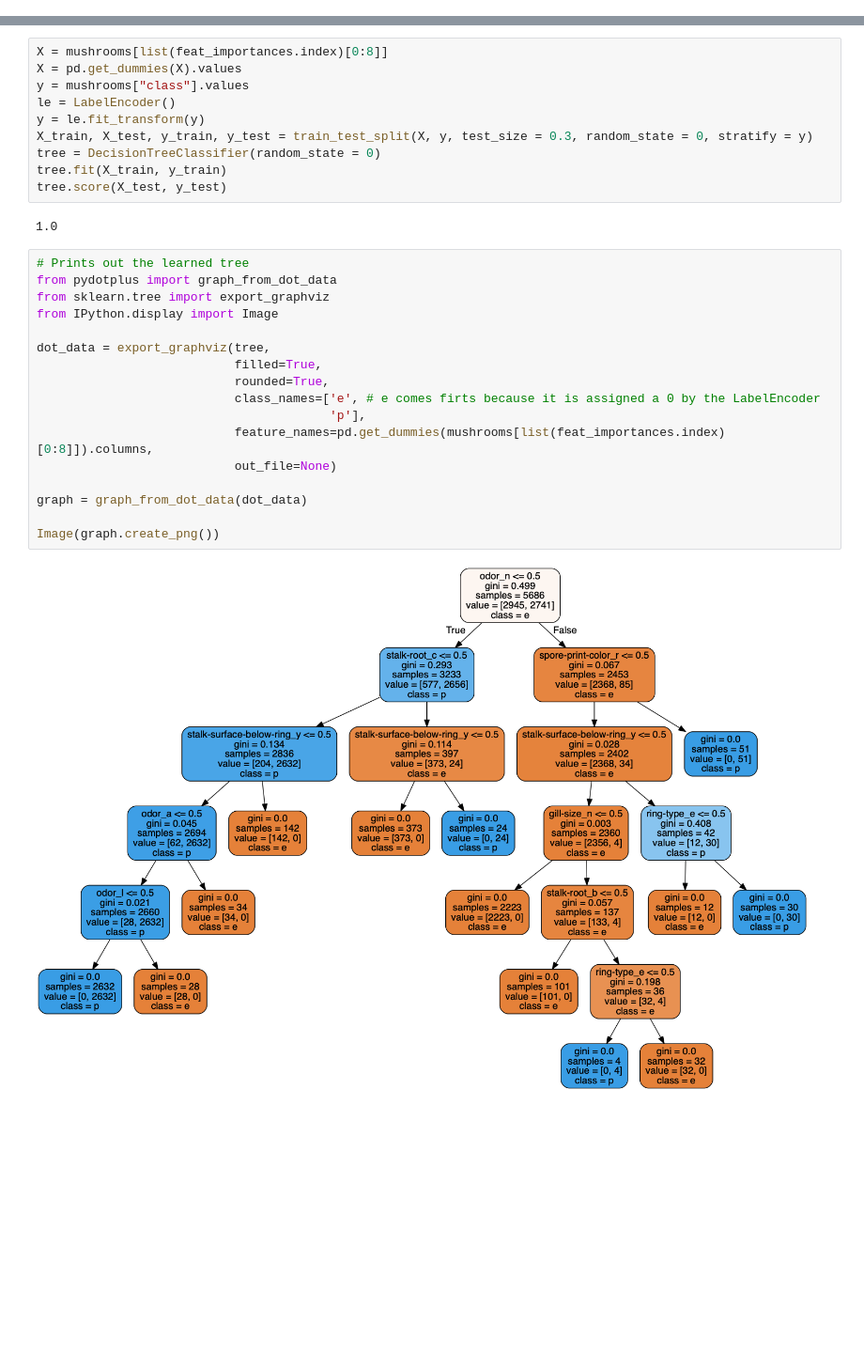
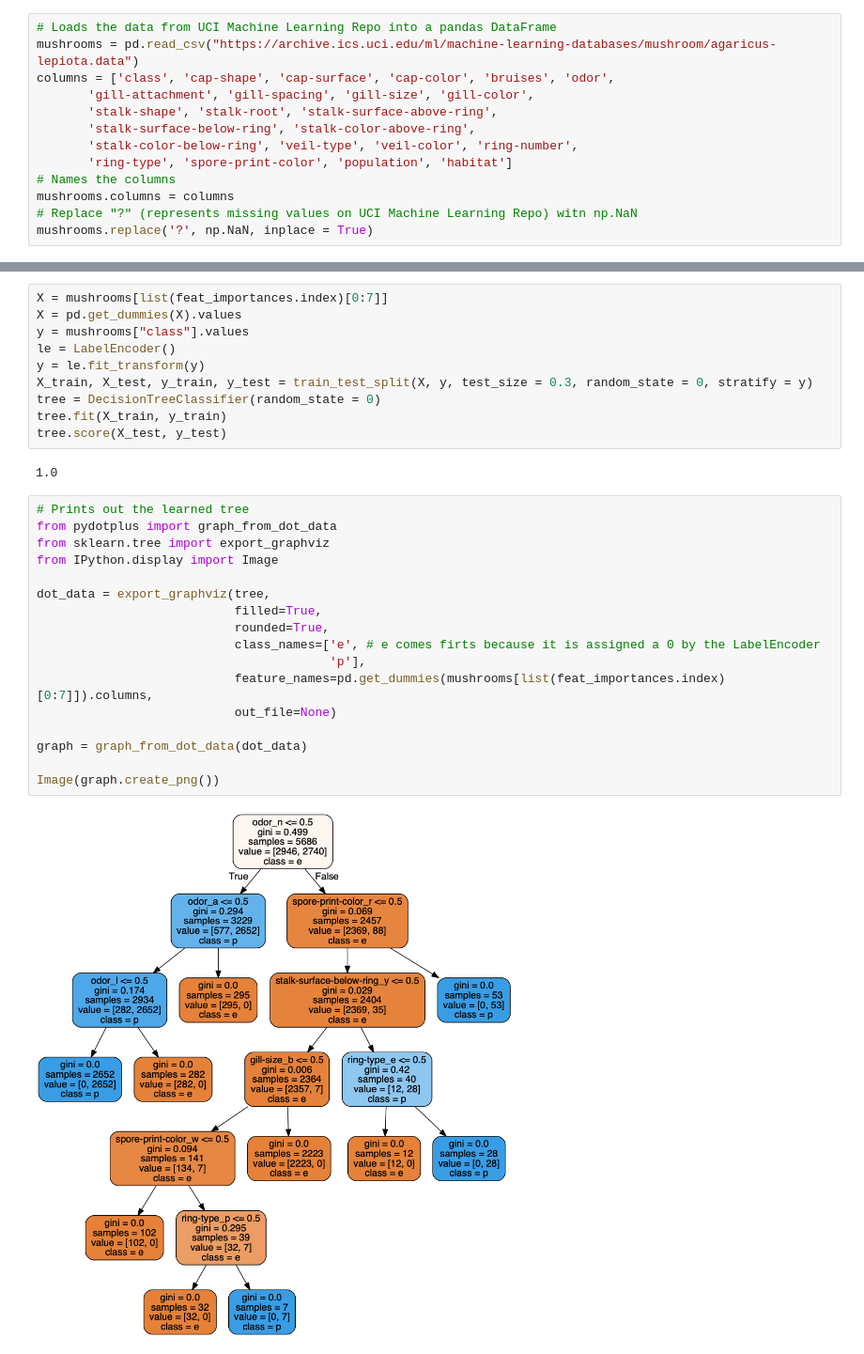
Before and after one commit to QuirkyDataScientist1978/GWU-Machine-Learning-1-Fall-2018-Mushroom-Classification-Project, a Jupyter notebook: Decision_Tree-Random_Forest.ipynb, the cells around one changed output, grey strips where cells are left out. Shown at 94% size. Cells and saved outputs as stored; diff of their text form; blank space fills up the shorter version.

```diff
--- a/Decision_Tree-Random_Forest.ipynb
+++ b/Decision_Tree-Random_Forest.ipynb
@@ -34,3 +29,16 @@ mushrooms.replace('?', np.NaN, inplace = True)
+# %%
+# Loads the data from UCI Machine Learning Repo into a pandas DataFrame
+mushrooms = pd.read_csv("https://archive.ics.uci.edu/ml/machine-learning-databases/mushroom/agaricus-lepiota.data")
+columns = ['class', 'cap-shape', 'cap-surface', 'cap-color', 'bruises', 'odor',
+       'gill-attachment', 'gill-spacing', 'gill-size', 'gill-color',
+       'stalk-shape', 'stalk-root', 'stalk-surface-above-ring',
+       'stalk-surface-below-ring', 'stalk-color-above-ring',
+       'stalk-color-below-ring', 'veil-type', 'veil-color', 'ring-number',
+       'ring-type', 'spore-print-color', 'population', 'habitat']
+# Names the columns
+mushrooms.columns = columns
+# Replace "?" (represents missing values on UCI Machine Learning Repo) witn np.NaN
+mushrooms.replace('?', np.NaN, inplace = True)
 # %% [markdown]
 # 1.
 
@@ -593,6 +551,6 @@ list(feat_importances.index)[0:8]
  'ring-type']
 # %%
-X = mushrooms[list(feat_importances.index)[0:8]]
+X = mushrooms[list(feat_importances.index)[0:7]]
 X = pd.get_dummies(X).values
 y = mushrooms["class"].values
 le = LabelEncoder()
@@ -606,21 +564,21 @@ tree.score(X_test, y_test)
 # %%
 # Prints out the learned tree
 from pydotplus import graph_from_dot_data
 from sklearn.tree import export_graphviz
 from IPython.display import Image
 
 dot_data = export_graphviz(tree,
                            filled=True,
                            rounded=True,
                            class_names=['e', # e comes firts because it is assigned a 0 by the LabelEncoder
                                         'p'],
-                           feature_names=pd.get_dummies(mushrooms[list(feat_importances.index)[0:8]]).columns,
+                           feature_names=pd.get_dummies(mushrooms[list(feat_importances.index)[0:7]]).columns,
                            out_file=None)
 
 graph = graph_from_dot_data(dot_data)
 
 Image(graph.create_png())
 # %% [output]
-[figure, old version]
+[figure, new version]
 # %%
 X = mushrooms.drop("class", axis = 1)
```
Also changed, not shown: parts of 26 cells of this notebook.
